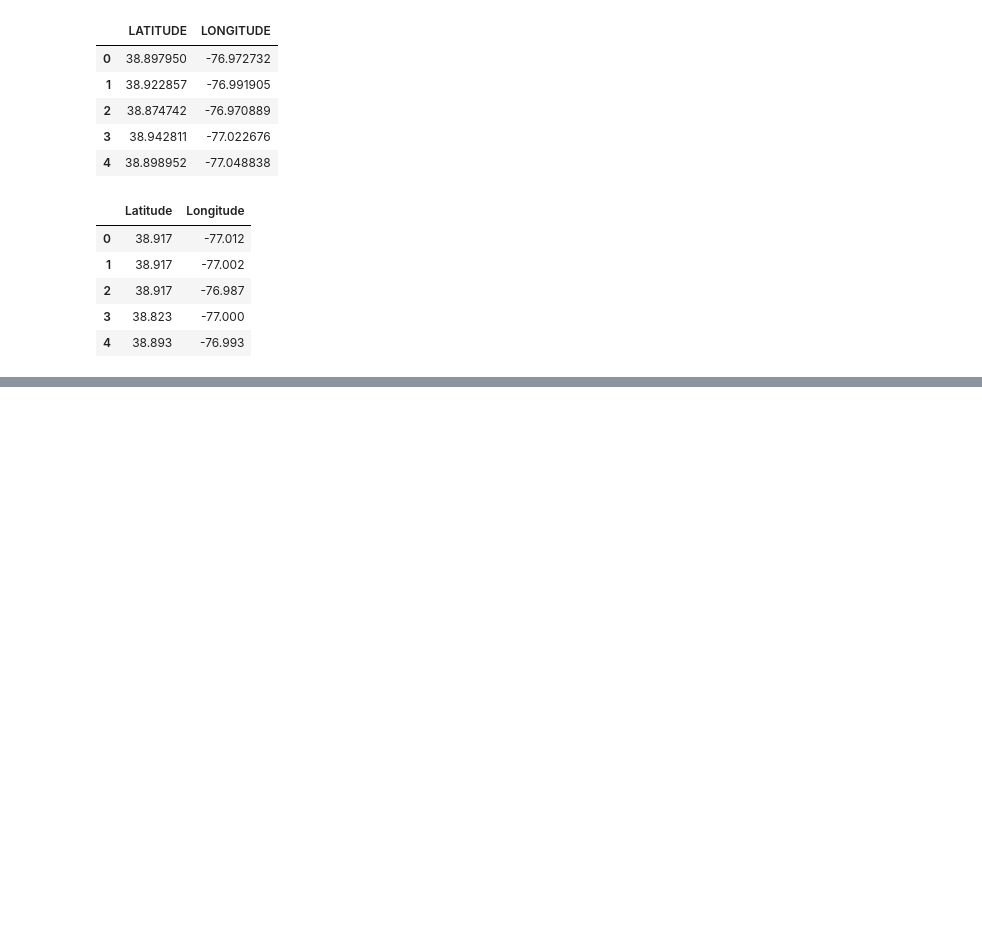
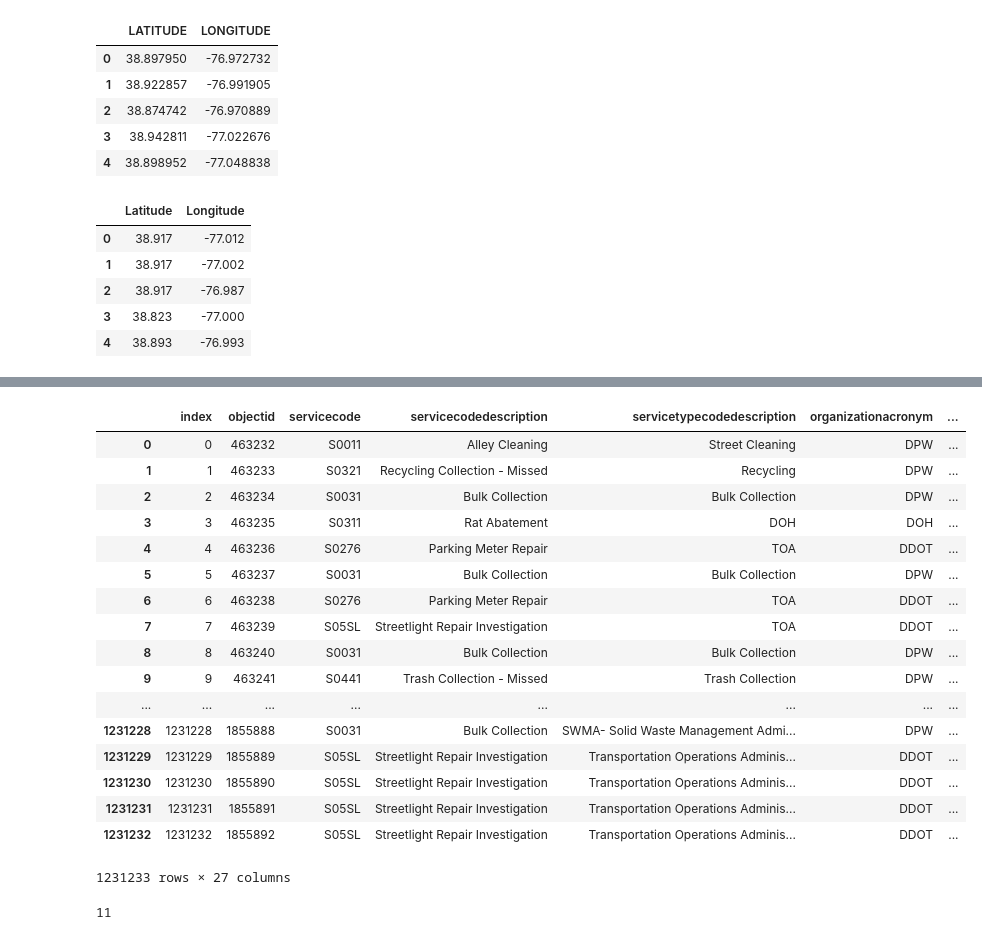
Before and after one commit to haoapple/The_Lab_DC_client_project, a Jupyter notebook: 02.EDA.ipynb, the cells around one changed output, grey strips where cells are left out. Saved outputs shown, nothing was run; the diff lists cells and outputs as text; code cells hidden in the pictures; blank space fills up the shorter version.

Commit message:
put psa in csr and dropped many columns

```diff
--- a/02.EDA.ipynb
+++ b/02.EDA.ipynb
@@ -359,0 +332,11 @@ shots_train[['Latitude', 'Longitude']].head()
+# %%
+geometry = [Point(xy) for xy in zip(csr_train['longitude'], csr_train['latitude'])]
+csr_train.drop(['longitude', 'latitude'], axis=1, inplace=True)
+crs = {'init': 'epsg:4326'}
+gdf = gpd.GeoDataFrame(csr_train, geometry=geometry, crs=crs)
+# %%
+psa = gpd.read_file('./assets/Police_Service_Areas.geojson')
+# %%
+psa = psa[['PSA','geometry']]
+# %%
+csr_train = gpd.sjoin(gdf, psa, how='left', op='within')
@@ -359,0 +353,25 @@ shots_train[['Latitude', 'Longitude']].head()
+# %%
+csr_train.reset_index()
+# %% [output]
+|  | index | objectid | servicecode | servicecodedescription | servicetypecodedescription | organizationacronym | ... |
+| 0 | 0 | 463232 | S0011 | Alley Cleaning | Street Cleaning | DPW | ... |
+| 1 | 1 | 463233 | S0321 | Recycling Collection - Missed | Recycling | DPW | ... |
+| 2 | 2 | 463234 | S0031 | Bulk Collection | Bulk Collection | DPW | ... |
+| 3 | 3 | 463235 | S0311 | Rat Abatement | DOH | DOH | ... |
+| 4 | 4 | 463236 | S0276 | Parking Meter Repair | TOA | DDOT | ... |
+| 5 | 5 | 463237 | S0031 | Bulk Collection | Bulk Collection | DPW | ... |
+| 6 | 6 | 463238 | S0276 | Parking Meter Repair | TOA | DDOT | ... |
+| 7 | 7 | 463239 | S05SL | Streetlight Repair Investigation | TOA | DDOT | ... |
+| 8 | 8 | 463240 | S0031 | Bulk Collection | Bulk Collection | DPW | ... |
+| 9 | 9 | 463241 | S0441 | Trash Collection - Missed | Trash Collection | DPW | ... |
+| ... | ... | ... | ... | ... | ... | ... | ... |
+| 1231228 | 1231228 | 1855888 | S0031 | Bulk Collection | SWMA- Solid Waste Management Admi... | DPW | ... |
+| 1231229 | 1231229 | 1855889 | S05SL | Streetlight Repair Investigation | Transportation Operations Adminis... | DDOT | ... |
+| 1231230 | 1231230 | 1855890 | S05SL | Streetlight Repair Investigation | Transportation Operations Adminis... | DDOT | ... |
+| 1231231 | 1231231 | 1855891 | S05SL | Streetlight Repair Investigation | Transportation Operations Adminis... | DDOT | ... |
+| 1231232 | 1231232 | 1855892 | S05SL | Streetlight Repair Investigation | Transportation Operations Adminis... | DDOT | ... |
+1231233 rows × 27 columns
+# %%
+csr_train.PSA.isnull().sum()
+# %% [output]
+11
```
Also changed, not shown: parts of 12 cells of this notebook.
